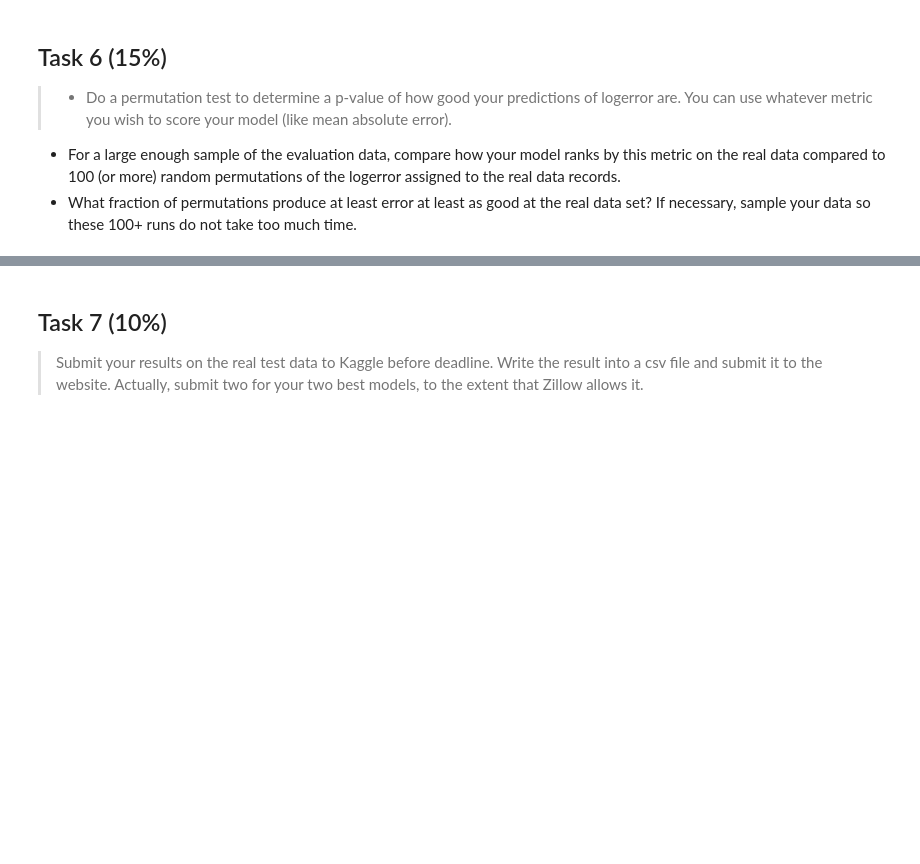
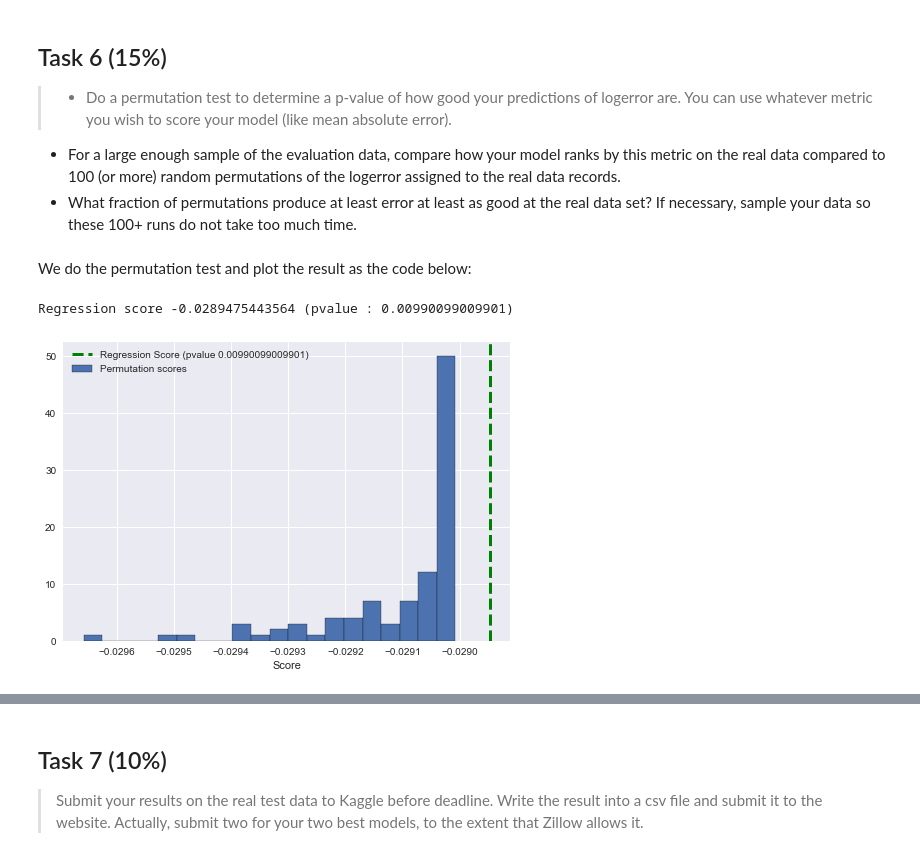
Before and after one commit to trungnguyencs/Automatic-Singing-Evaluation, a Jupyter notebook: HW3/HW3.ipynb, the cells around one changed output, grey strips where cells are left out. Cells and saved outputs as stored; diff of their text form; code cells hidden in the pictures; blank space fills up the shorter version.

Commit message:
Model, Test

```diff
--- a/HW3/HW3.ipynb
+++ b/HW3/HW3.ipynb
@@ -496,0 +481,2 @@ df_augment_dropped
+# %%
+df_augment_dropped = pd.merge(df_augment_dropped, df_dropped1_label[['parcelid', 'Label']], how='inner', on='parcelid')
@@ -496,0 +494,3 @@ df_augment_dropped
+# %%
+X = X_df.as_matrix()
+y =y_df.as_matrix(columns=[y_df.columns[1]])
@@ -496,0 +511,15 @@ df_augment_dropped
+# %%
+#Load Train and Test datasets
+X_train, X_test, y_train, y_test = train_test_split(
+    X_new, y, test_size=0.33, random_state=42)
+# Create linear regression object
+linear = linear_model.LinearRegression()
+# Train the model using the training sets and check score
+linear.fit(X_train, y_train)
+print('Model statistical R^2 score: ', linear.score(X_train, y_train))
+
+#Predict Output
+y_pred = linear.predict(X_test)
+# The mean squared error
+print("Mean squared error: ",
+      mean_squared_error(y_test, y_pred))
@@ -500,3 +717,44 @@ df_augment_dropped
 > - Do a permutation test to determine a p-value of how good your predictions of logerror are.  You can use whatever metric you wish to score your model (like mean absolute error).
 - For a large enough sample of the evaluation data, compare how your model ranks by this metric on the real data compared to 100 (or more) random permutations of the logerror assigned to the real data records.
 - What fraction of permutations produce at least error at least as good at the real data set?   If necessary, sample your data so these 100+ runs do not take too much time.
+# %% [markdown]
+We do the permutation test and plot the result as the code below:
+# %%
+# from sklearn.model_selection import StratifiedKFold
+from sklearn.model_selection import permutation_test_score
+from sklearn.utils import resample
+
+# # Some noisy data not correlated
+# random = np.random.RandomState(seed=0)
+# E = random.normal(size=(len(X_new), 2200))
+
+# # Add noisy data to the informative features for make the task harder
+# X = np.c_[X_new, E]
+
+# cv = StratifiedKFold(2)
+
+# sample your data so these 100+ runs do not take too much time.
+X_sam, y_sam = resample(X_new, y, n_samples=100000, random_state=0)
+
+score, permutation_scores, pvalue = permutation_test_score(
+    linear, X_sam, y_sam, scoring="neg_mean_squared_error", n_permutations=100, n_jobs=1)
+
+print("Regression score (MSE) %s (pvalue : %s)" % (score, pvalue))
+
+# #############################################################################
+# View histogram of permutation scores
+plt.hist(permutation_scores, 20, label='Permutation scores',
+         edgecolor='black')
+ylim = plt.ylim()
+plt.plot(2 * [score], ylim, '--g', linewidth=3,
+         label='Regression Score'
+         ' (pvalue %s)' % pvalue)
+# plt.plot(2 * [1. / n_classes], ylim, '--k', linewidth=3, label='Luck')
+
+plt.ylim(ylim)
+plt.legend()
+plt.xlabel('Score')
+plt.show()
+# %% [output]
+Regression score -0.0289475443564 (pvalue : 0.00990099009901)
+[figure, added]
```
Also changed, not shown: parts of 29 cells of this notebook.
